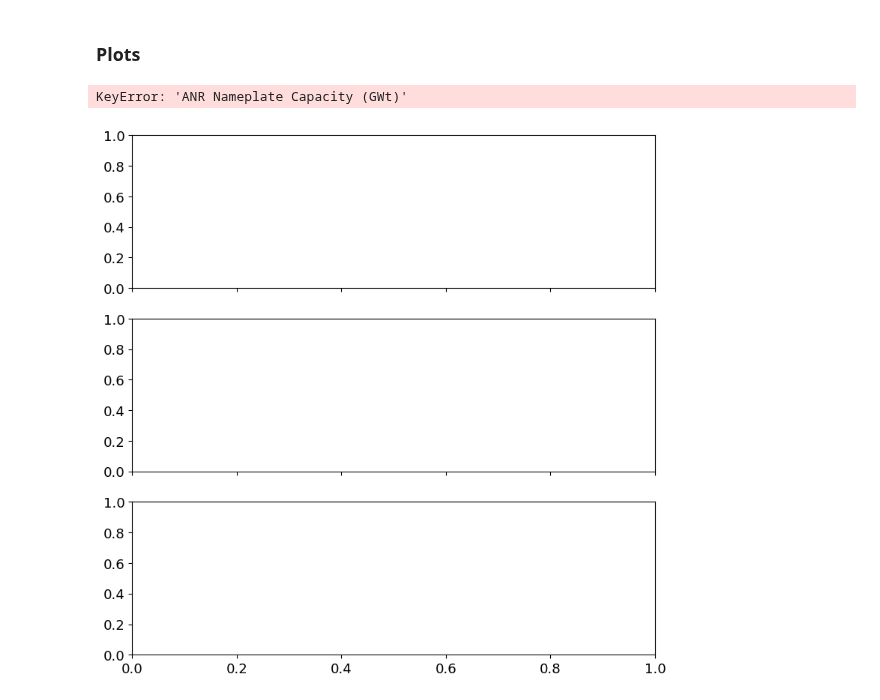
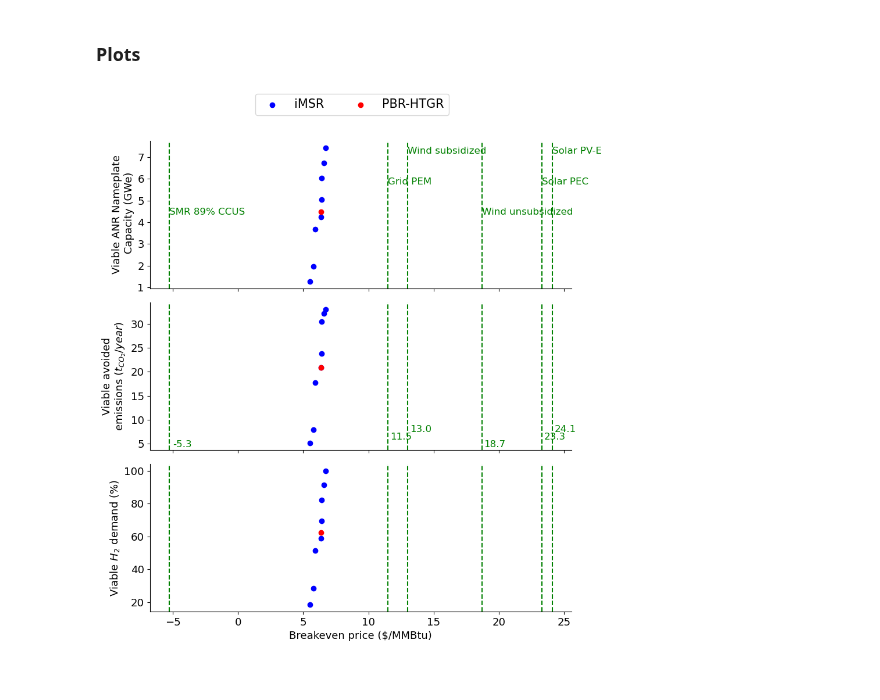
Before and after one commit to mgarrouste/SMR_deployment, a Jupyter notebook: code/pp_steel.ipynb, the cells around one changed output. Drawn from its saved outputs; the diff is of its cells as text; code cells hidden in the pictures.

```diff
--- a/code/pp_steel.ipynb
+++ b/code/pp_steel.ipynb
@@ -7,7 +7,7 @@ import warnings
 warnings.simplefilter(action='ignore', category=pd.errors.SettingWithCopyWarning)
 warnings.simplefilter(action='ignore', category=pd.errors.PerformanceWarning)
 # %%
-anr_tag = 'NOAK'
+anr_tag = 'FOAK'
 wacc = utils.WACC
 cambium_scenario = 'MidCase'
 year = 2024
@@ -89,8 +89,8 @@ except FileNotFoundError:
 # %% [markdown]
 ### Save clean version of results
 # %%
-df_clean = df[["id", 'state', 'Steel production capacity (ttpa)', 'Electricity revenues ($/y)',\
-                'H2 Dem. (kg/day)', 'HTSE', 'ANR type', '# ANR modules', 'Net Revenues ($/year)',\
+df_clean = df[["id", 'state',  'latitude_x', 'longitude_x','Steel production capacity (ttpa)', 'Electricity revenues ($/y)',\
+                'H2 Dem. (kg/day)', 'HTSE', 'ANR type', '# ANR modules', 'Net Revenues ($/year)','Breakeven CAPEX ($/MWe)', 'Cost red CAPEX BE',\
                   'Net Revenues with H2 PTC ($/year)','Ann. avoided CO2 emissions (MMT-CO2/year)',\
                       'Breakeven price ($/MMBtu)', 'Viable avoided emissions (MMT-CO2/year)',
                       'Net Revenues with H2 PTC with elec ($/year)']]
@@ -104,8 +104,9 @@ df_clean['Avoided cost of CO2 ($/ton)'] = df_clean['Net Revenues ($/year)']/df_c
 df_clean['Avoided cost of CO2 ($/ton)'] = df_clean['Avoided cost of CO2 ($/ton)'].apply(lambda x:np.round(np.abs(x),1))
 df_clean['Breakeven price ($/MMBtu)'] = df_clean['Breakeven price ($/MMBtu)'].apply(lambda x : np.round(x,1))
 df_clean.rename(columns={'H2 Dem (kg/day)': 'Demand (MT H2/day)',
-                         'ANR type': 'ANR',
+                         'ANR type': 'ANR', 'latitude_x':'latitude', 'longitude_x':'longitude',
                          '# ANR modules': '#'}, inplace=True)
+df.rename(columns={'latitude_x':'latitude', 'longitude_x':'longitude'}, inplace=True)
 # %%
 
 sheet_name = 'steel'
@@ -143,10 +144,10 @@ colors = ['blue', 'red', 'black']  # Adjust the colors according to the unique A
 # Initialize empty handles for legend
 handles = []
 # Plotting the data as scatter plots with different colors for each ANR type
-labels = {'ANR Nameplate Capacity (GWt)': 'Viable ANR Nameplate\n Capacity (GWt)',
+labels = {'ANR Nameplate Capacity (GWe)': 'Viable ANR Nameplate\n Capacity (GWe)',
             'Viable avoided emissions (MMT-CO2/year)': 'Viable avoided\n'r'emissions ($t_{CO_2}/year$)',
             'Cum h2 dem (%)':r'Viable $H_2$ demand (%)'}
-for i, col in enumerate(['ANR Nameplate Capacity (GWt)', 'Viable avoided emissions (MMT-CO2/year)', 'Cum h2 dem (%)']):
+for i, col in enumerate(['ANR Nameplate Capacity (GWe)', 'Viable avoided emissions (MMT-CO2/year)', 'Cum h2 dem (%)']):
     for anr_type, color in zip(anr_types, colors):
         subset = df[df['ANR type'] == anr_type]
         axs[i].scatter(subset['Breakeven price ($/MMBtu)'], subset[col], color=color, label=f'{anr_type}')
@@ -162,35 +163,34 @@ for i, col in enumerate(['ANR Nameplate Capacity (GWt)', 'Viable avoided emissio
     res_be = pd.read_csv('./results/res_be_steel.csv')
     res_be['Breakeven price ($/MMBtu)'] = res_be['Breakeven price ($/MMBtu)']
     res_be.sort_values(by='Breakeven price ($/MMBtu)', inplace=True)
     res_be['Breakeven price ($/MMBtu)'] = res_be.apply(lambda x:np.round(x['Breakeven price ($/MMBtu)'],1), axis=1)
     res_vert_lines = list(res_be['Breakeven price ($/MMBtu)'])
     coal_vertical_lines = [195]
     #for line in coal_vertical_lines:
      #   axs[i].axvline(x=line, linestyle='--', color='grey')
     for l,line in enumerate(res_vert_lines):
         axs[i].axvline(x=line, linestyle='--',color='green')
 
 res_labels = res_be['RES']
 count = 0
 for x, label in zip(res_vert_lines, res_labels):
     axs[0].text(x, (axs[0].get_ylim()[1]+axs[0].get_ylim()[0])/2+1.4*np.mod(count,3), label, fontsize=12, color='green')
     axs[1].text(x+1, axs[1].get_ylim()[0]+2+1.6*np.mod(count,3), str(x), color='green', fontsize=12, va='top',ha='center')
     count+=1
 
 
 # Setting the title and labels
 plt.xlabel('Breakeven price ($/MMBtu)')
 
 
 # Add a common legend for all subplots
 handles, labels = axs[0].get_legend_handles_labels()
 fig.legend(handles, labels,  bbox_to_anchor=(.5,1.08),loc='upper center',ncol=len(anr_types))
 fig.tight_layout()
 #plt.show()
 plt.savefig(save_fig_path+'.png')
 # %% [output]
-KeyError: 'ANR Nameplate Capacity (GWt)'
-[figure, old version]
+[figure, new version]
 # %%
 #Use latex font
 #plt.rcParams['text.usetex'] = True
```
Also changed, not shown: parts of 2 cells of this notebook, 2 other files.
